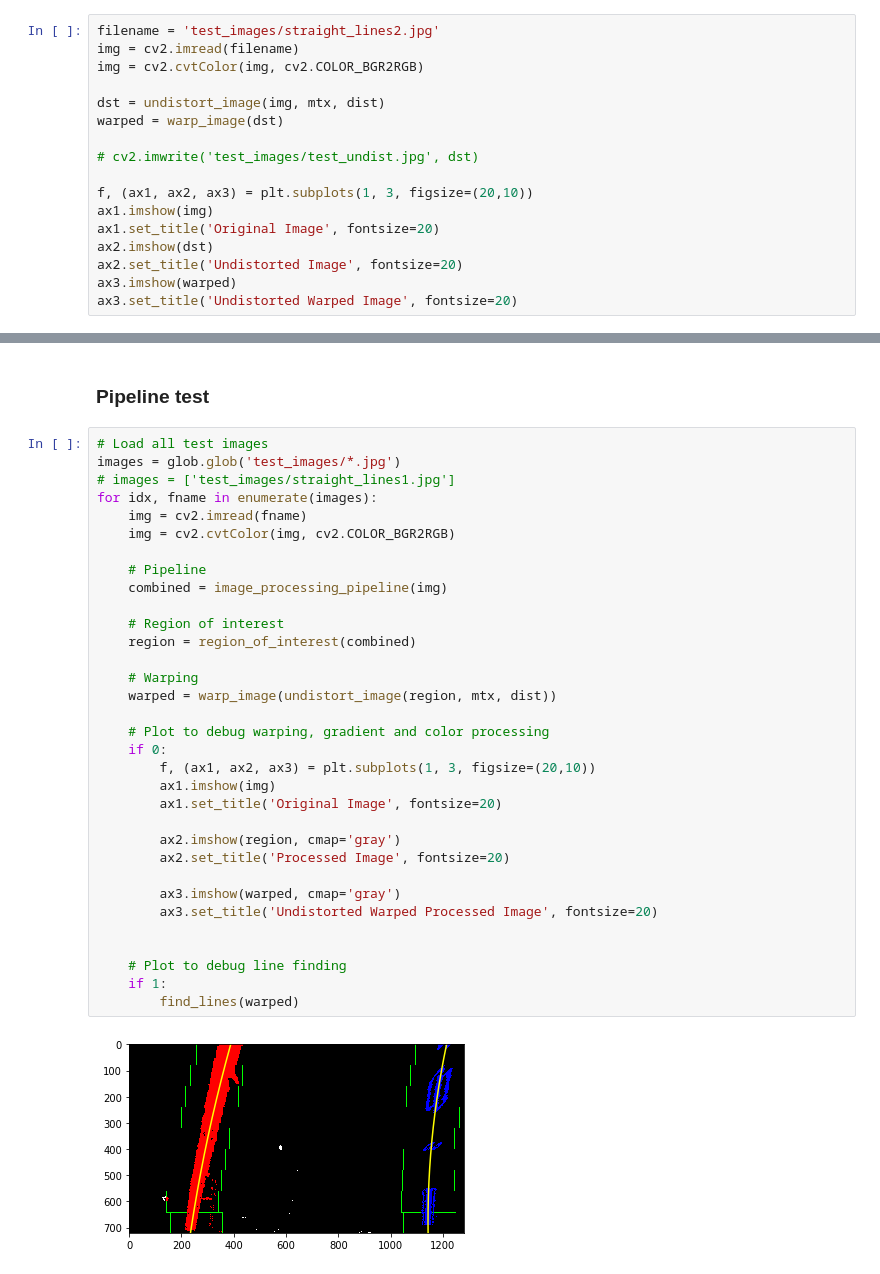
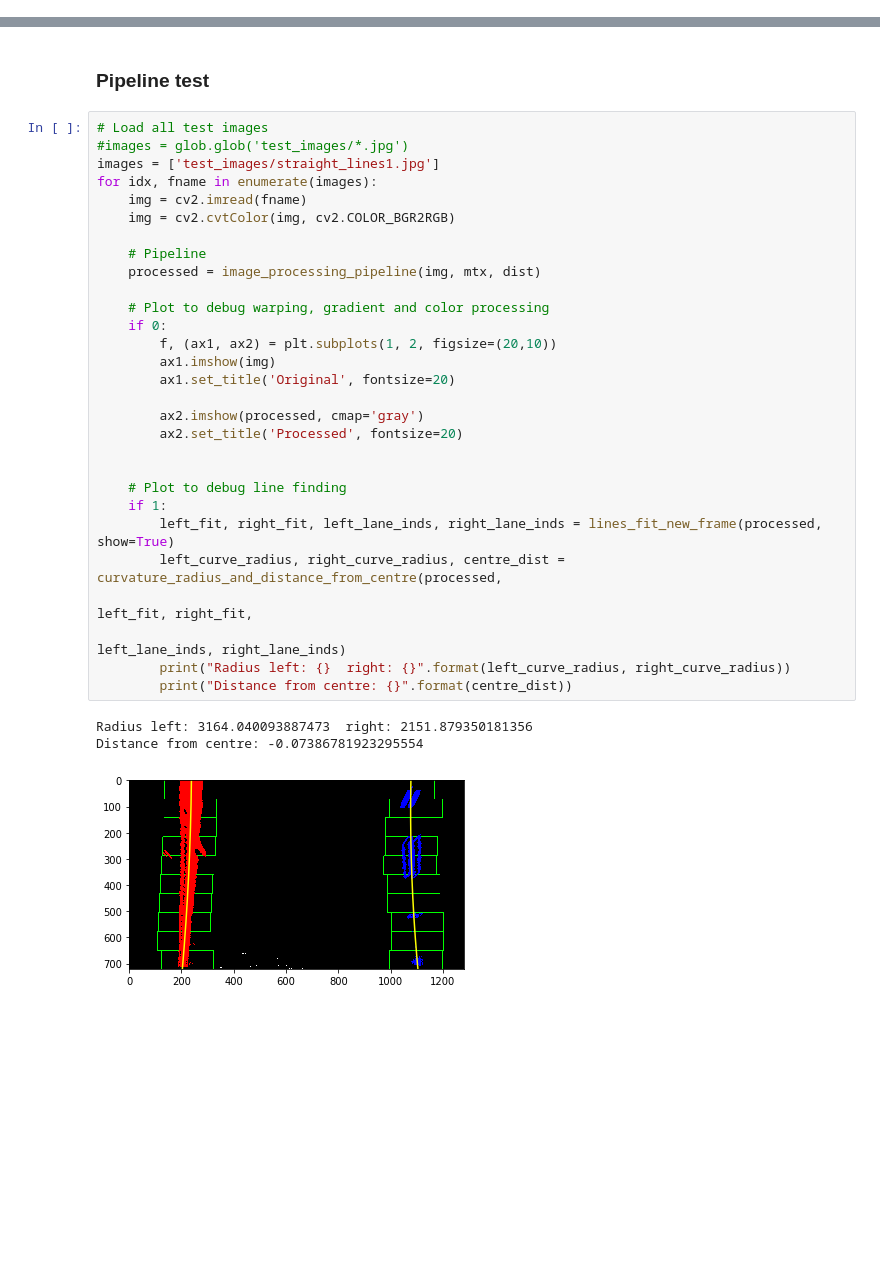
Before and after one commit to gaumarjos/T1-P4-CarND-Advanced-Lane-Lines, a Jupyter notebook: lanes.ipynb, the cells around one changed output, grey strips where cells are left out. Cells and saved outputs as stored; diff of their text form; blank space fills up the shorter version.

Commit message:
Added functions to detect lines and compute their curvature

```diff
--- a/lanes.ipynb
+++ b/lanes.ipynb
@@ -401,23 +530,6 @@ img = cv2.cvtColor(img, cv2.COLOR_BGR2RGB)
 img_size = (img.shape[1], img.shape[0])
 
 mtx, dist = camera_calibration(img_size)
-# %%
-filename = 'test_images/straight_lines2.jpg'
-img = cv2.imread(filename)
-img = cv2.cvtColor(img, cv2.COLOR_BGR2RGB)
-
-dst = undistort_image(img, mtx, dist)
-warped = warp_image(dst)
-
-# cv2.imwrite('test_images/test_undist.jpg', dst)
-
-f, (ax1, ax2, ax3) = plt.subplots(1, 3, figsize=(20,10))
-ax1.imshow(img)
-ax1.set_title('Original Image', fontsize=20)
-ax2.imshow(dst)
-ax2.set_title('Undistorted Image', fontsize=20)
-ax3.imshow(warped)
-ax3.set_title('Undistorted Warped Image', fontsize=20)
 # %% [markdown]
 ### Gradient
 # %%
@@ -473,36 +568,34 @@ Black = 0, White = 1
 ### Pipeline test
 # %%
 # Load all test images
-images = glob.glob('test_images/*.jpg')
-# images = ['test_images/straight_lines1.jpg']
+#images = glob.glob('test_images/*.jpg')
+images = ['test_images/straight_lines1.jpg']
 for idx, fname in enumerate(images):
     img = cv2.imread(fname)
     img = cv2.cvtColor(img, cv2.COLOR_BGR2RGB)
 
     # Pipeline
-    combined = image_processing_pipeline(img)
-
-    # Region of interest
-    region = region_of_interest(combined)
-
-    # Warping
-    warped = warp_image(undistort_image(region, mtx, dist))
+    processed = image_processing_pipeline(img, mtx, dist)
 
     # Plot to debug warping, gradient and color processing
     if 0:
-        f, (ax1, ax2, ax3) = plt.subplots(1, 3, figsize=(20,10))
+        f, (ax1, ax2) = plt.subplots(1, 2, figsize=(20,10))
         ax1.imshow(img)
-        ax1.set_title('Original Image', fontsize=20)
+        ax1.set_title('Original', fontsize=20)
 
-        ax2.imshow(region, cmap='gray')
-        ax2.set_title('Processed Image', fontsize=20)
-
-        ax3.imshow(warped, cmap='gray')
-        ax3.set_title('Undistorted Warped Processed Image', fontsize=20)
+        ax2.imshow(processed, cmap='gray')
+        ax2.set_title('Processed', fontsize=20)
 
 
     # Plot to debug line finding
     if 1:
-        find_lines(warped)
+        left_fit, right_fit, left_lane_inds, right_lane_inds = lines_fit_new_frame(processed, show=True)
+        left_curve_radius, right_curve_radius, centre_dist = curvature_radius_and_distance_from_centre(processed,
+                                                                                                       left_fit, right_fit,
+                                                                                                       left_lane_inds, right_lane_inds)
+        print("Radius left: {}  right: {}".format(left_curve_radius, right_curve_radius))
+        print("Distance from centre: {}".format(centre_dist))
 # %% [output]
+Radius left: 3164.040093887473  right: 2151.879350181356
+Distance from centre: -0.07386781923295554
-[figure, old version]
+[figure, new version]
```
Also changed, not shown: parts of 11 cells of this notebook.
